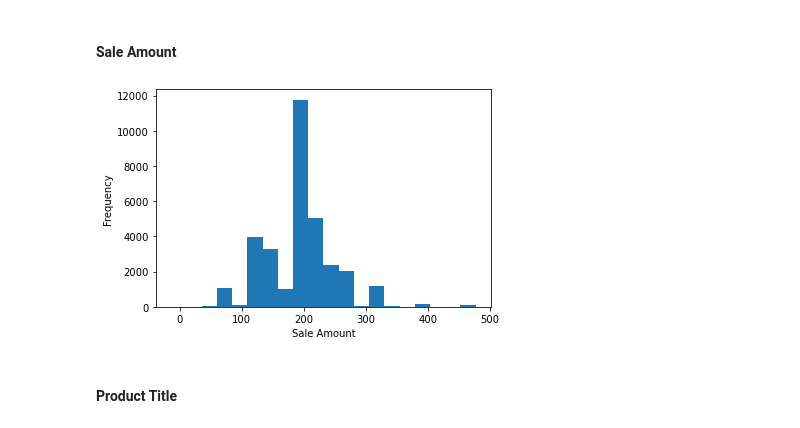
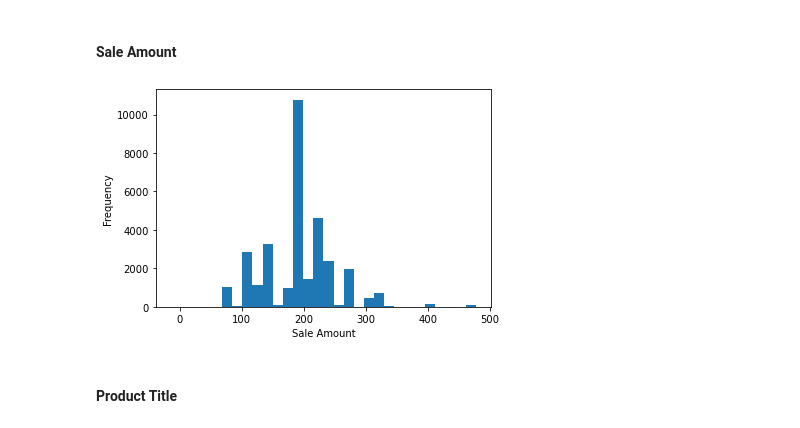
Before and after one commit to jeremypmobley/nonsense, a Jupyter notebook: flagship/flagship_eda.ipynb, the cells around one changed output. Saved outputs shown, nothing was run; the diff lists cells and outputs as text; code cells hidden in the pictures.

```diff
--- a/flagship/flagship_eda.ipynb
+++ b/flagship/flagship_eda.ipynb
@@ -333,9 +349,9 @@ toy_dataset_df[toy_dataset_df['hash_customer']==934772523603658765]['transaction
 #### Sale Amount
 # %%
 # Visualize the distribution of sale amounts using a histogram
-plt.hist(toy_dataset_df['sale_amount'], bins=20)
+plt.hist(toy_dataset_df['sale_amount'], bins=30)
 plt.xlabel('Sale Amount')
 plt.ylabel('Frequency')
 plt.show()
 # %% [output]
-[figure, old version]
+[figure, new version]
```
Also changed, not shown: parts of 30 cells of this notebook, 1 other file.
